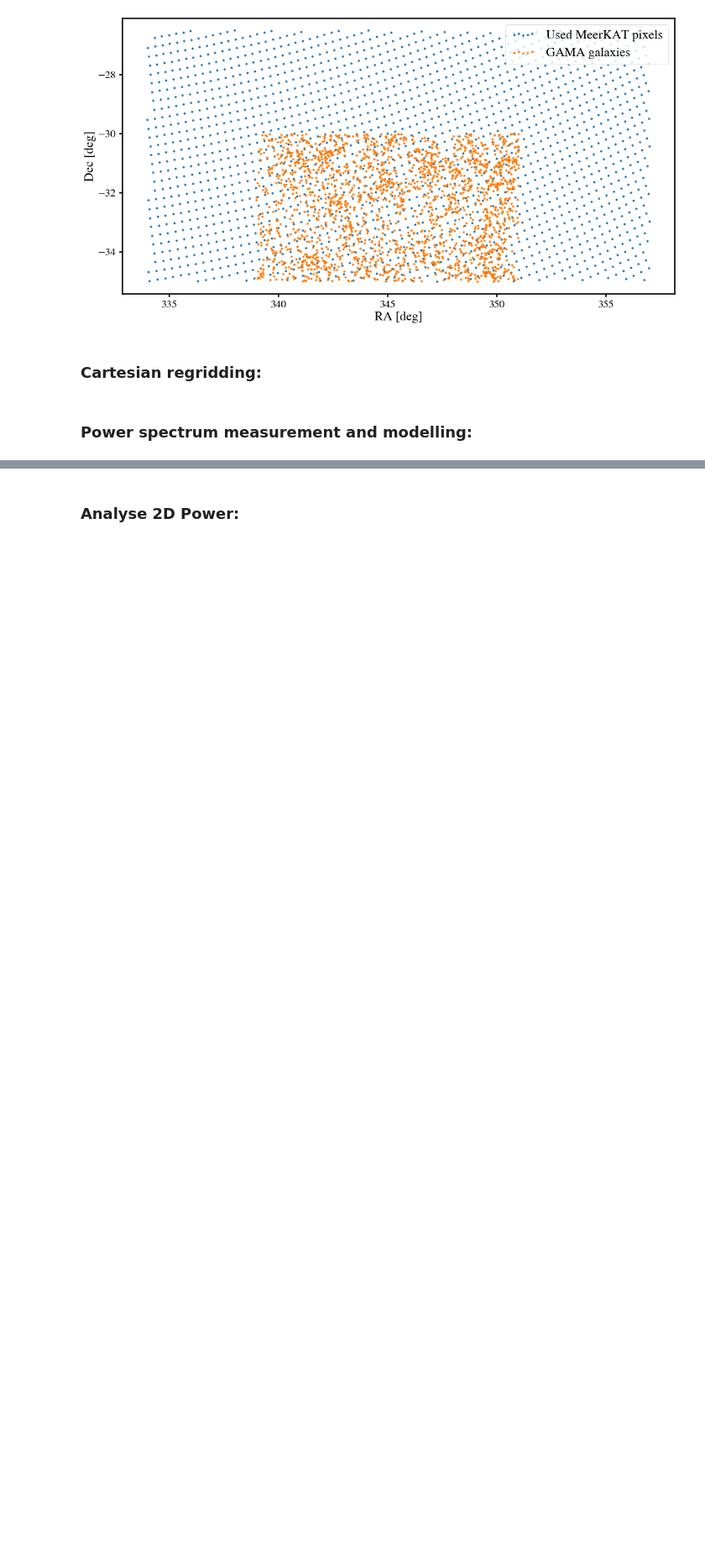
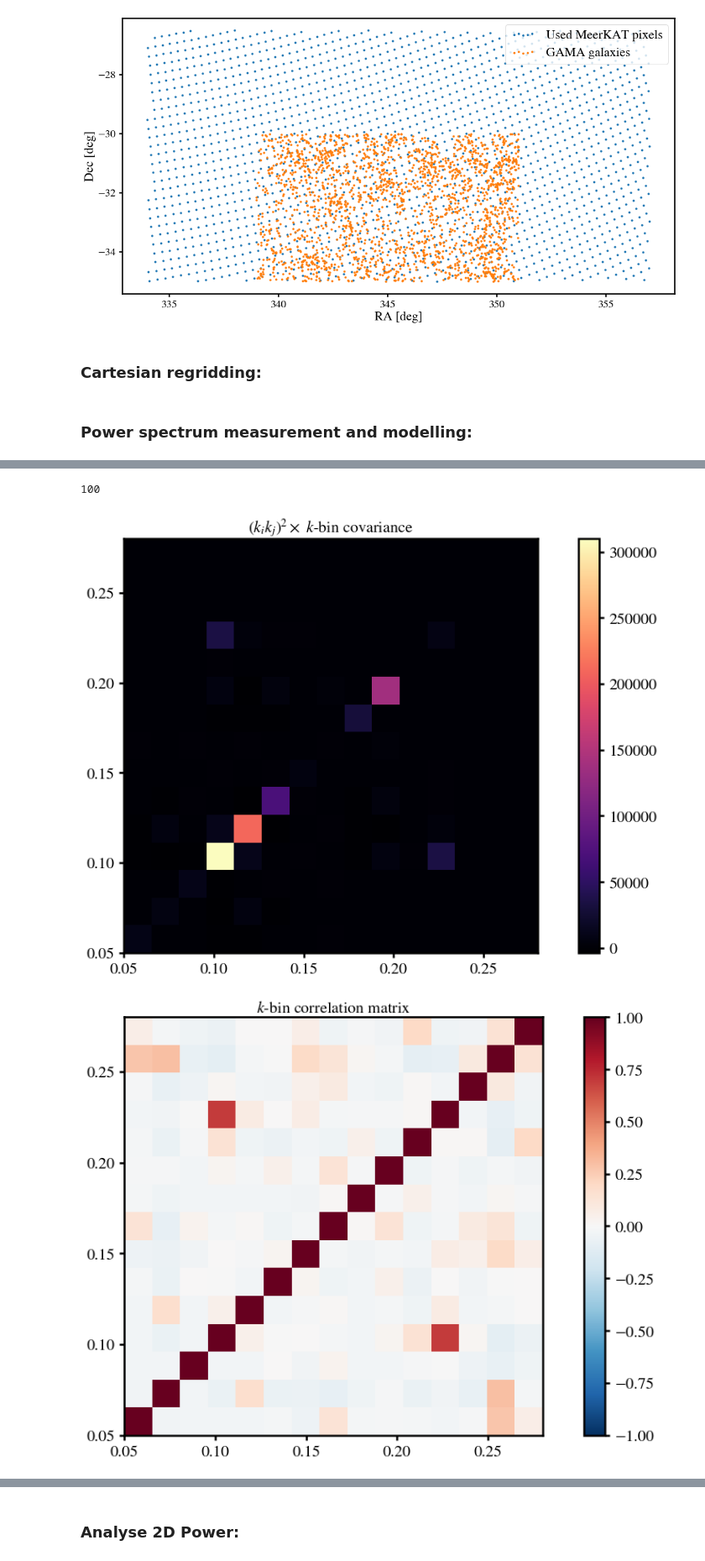
Before and after one commit to meerklass/meerpower, a Jupyter notebook: 2021Lband/gama/gama_cross.ipynb, the cells around one changed output, grey strips where cells are left out. Shown: that part at 84% size. Cells and saved outputs as stored; diff of their text form; code cells hidden in the pictures; blank space fills up the shorter version.

Commit message:
incl. TF and mock forecasts

```diff
--- a/2021Lband/gama/gama_cross.ipynb
+++ b/2021Lband/gama/gama_cross.ipynb
@@ -261,0 +267,47 @@ exit()
+# %%
+LoadTF = True
+Nmock = 100
+TFfile = '/users/scunnington/hi_im/meerpower/2021Lband/gama/TFdata/T_Nfg=%s'%N_fgs[-1]
+mockfilepath_HI = '/idia/projects/hi_im/meerpower/2021Lband/mocks/dT_HI_p0.3d_wBeam'
+mockfilepath_g = '/idia/projects/hi_im/meerpower/2021Lband/mocks/mockGAMAcat'
+T,T_nosub,k = foreground.TransferFunction(MKmap,Nmock,N_fgs[-1],'Cross',kbins,k,TFfile,mockfilepath_HI,mockfilepath_g,W_HI,w_HI_rg,W01_HI_rg,W01_g_rg,W01_g_rg,ra,dec,nu,wproj,dims0_rg,Np,window,compensate,interlace,taper_HI,taper_g,LoadTF)
+Nmock = np.shape(T)[0]
+print(Nmock)
+
+# k-bin covariance from TF:
+kgrid = k * k[:,np.newaxis]
+C = kgrid**2*np.cov(np.abs(Pk_X/T_nosub),rowvar=False)
+plt.imshow(C,origin='lower',extent=[kbins[0],kbins[-1],kbins[0],kbins[-1]])
+plt.colorbar()
+plt.title(r'$(k_ik_j)^2\times$ $k$-bin covariance',fontsize=20)
+plt.show()
+
+# Noramlised k-bin correlation matrix:
+R = np.corrcoef(np.abs(Pk_X/T_nosub),rowvar=False)
+plt.imshow(R,origin='lower',cmap='RdBu_r',vmin=-1,vmax=1,extent=[kbins[0],kbins[-1],kbins[0],kbins[-1]])
+plt.colorbar()
+plt.title(r'$k$-bin correlation matrix',fontsize=20)
+plt.show()
+
+# Calculate 68th percentile regions for non-symetric/non-Gaussian errors:
+lower_error = np.median(np.abs(Pk_X/T_nosub),0) - np.percentile(np.abs(Pk_X/T_nosub),50-34.1,axis=0)
+upper_error = np.percentile(np.abs(Pk_X/T_nosub),50+34.1,axis=0) - np.median(np.abs(Pk_X/T_nosub),0)
+asymmetric_error = np.array(list(zip(lower_error, upper_error))).T
+
+# Plot results, correcting for signal loss and with simulation-based errors:
+Pk_corr = Pk_X/np.mean(T)
+plt.errorbar(k,norm*np.abs(Pk_corr),norm*asymmetric_error,ls='none',marker='o',label=r'$N_{\rm fg}=%s$'%N_fgs[-1],markersize=10)
+plt.scatter(k[Pk_corr<0],norm[Pk_corr<0]*np.abs(Pk_corr[Pk_corr<0]),marker='o',facecolors='white',color='tab:blue',zorder=10,s=50)
+plt.plot(k,norm*pkmod,color='black',ls='--',label=r'Model [$\Omega_{\rm HI}b_{\rm HI} = %s \times 10^{-3}]$'%np.round(OmegaHI*b_HI*1e3,2))
+if norm[0]==1.0: plt.yscale('log')
+plt.axhline(0,lw=0.8,color='black')
+plt.legend(fontsize=12,loc='upper right',frameon=False)
+plt.title('MeerKAT x GAMA')
+plt.xlabel(r'$k\,[h\,{\rm Mpc}^{-1}]$')
+if norm[0]==1.0: plt.ylabel(r'$P_{\rm g,HI}(k)\,[{\rm mK}\,h^{-3}{\rm Mpc}^{3}]$')
+else: plt.ylabel(r'$k^2\,P_{\rm g,HI}(k)\,[{\rm mK}\,h^{-1}{\rm Mpc}]$')
+plt.show()
+# %% [output]
+100
+[figure, added]
+[figure, added]
```
Also changed, not shown: parts of 4 cells of this notebook, 1 other file.
